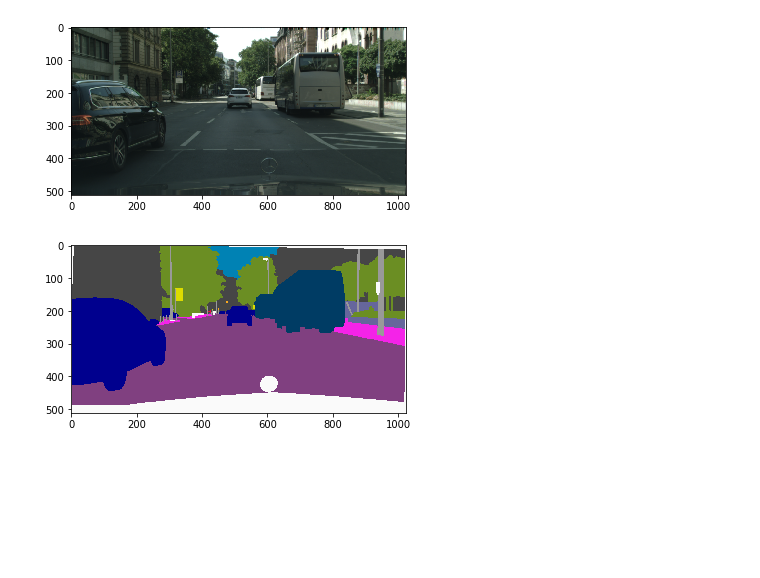
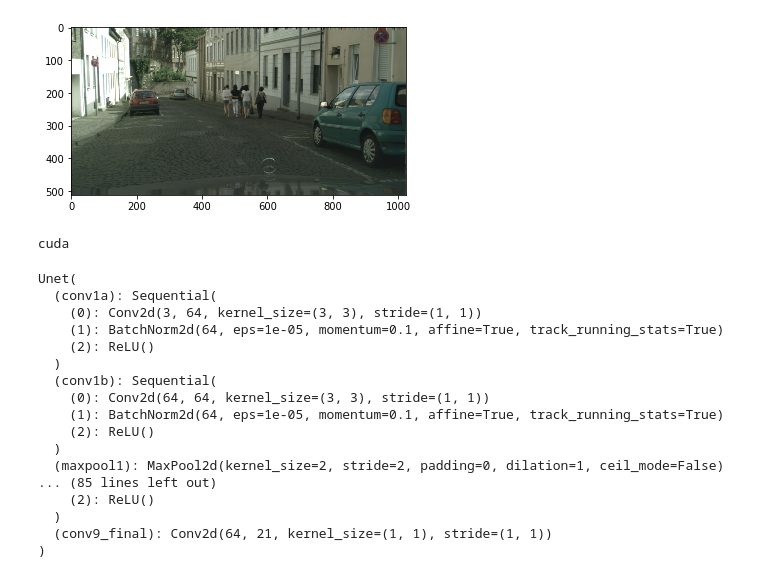
Before and after one commit to Regressionist/Semantic-Segmentation-UNet, a Jupyter notebook: train.ipynb, the cells around one changed output. Drawn from its saved outputs; the diff is of its cells as text; code cells hidden in the pictures; blank space fills up the shorter version.

Commit message:
Changing train file

```diff
--- a/train.ipynb
+++ b/train.ipynb
@@ -33,10 +26,17 @@ val_dataset=PlacesDataset(val_files,augment=10,transforms=True)
+# %%
+#train_dataset_1=PlacesDataset(train_files,augment=10,normalize_augment=True, transforms=True)
+train_dataset=PlacesDataset(train_files,augment=10,normalize_augment=False, transforms=True)
+#train_dataset=data.ConcatDataset((train_dataset_1,train_dataset_2))
+val_dataset=PlacesDataset(val_files,augment=10,transforms=True)
+indices_test=range(200,500,1)
+indices_val=range(0,200)
+test_dataset=data.Subset(val_dataset, indices_test)
+val_dataset=data.Subset(val_dataset, indices_val)
 # %%
-img,label=val_dataset[150]
+img,label=train_dataset[1500]
 showimage(img,1)
-showimage(train_dataset.decode_segmap(label.numpy()),0)
 # %% [output]
-[figure, old version]
+[figure, new version]
-[figure, removed]
 # %%
 train_loader = torch.utils.data.DataLoader(train_dataset,shuffle=True,batch_size=2)
 validation_loader = torch.utils.data.DataLoader(val_dataset,batch_size=1)
@@ -112,0 +119,8 @@ unet=Unet()
+# %%
+unet=Unet()
+device = torch.device("cuda" if torch.cuda.is_available() else "cpu")
+print (device)
+unet=unet.to(device)
+optimizer=Adam(unet.parameters())
+# %% [output]
+cuda
@@ -112,0 +191,26 @@ unet=Unet()
+# %%
+checkpoint = torch.load('model.pth')
+unet.load_state_dict(checkpoint['model_state_dict'])
+#optimizer.load_state_dict(checkpoint['optimizer_state_dict'])
+batch = checkpoint['epoch']
+tl = checkpoint['tl']
+vl = checkpoint['vl']
+unet.train()
+# %% [output]
+Unet(
+  (conv1a): Sequential(
+    (0): Conv2d(3, 64, kernel_size=(3, 3), stride=(1, 1))
+    (1): BatchNorm2d(64, eps=1e-05, momentum=0.1, affine=True, track_running_stats=True)
+    (2): ReLU()
+  )
+  (conv1b): Sequential(
+    (0): Conv2d(64, 64, kernel_size=(3, 3), stride=(1, 1))
+    (1): BatchNorm2d(64, eps=1e-05, momentum=0.1, affine=True, track_running_stats=True)
+    (2): ReLU()
+  )
+  (maxpool1): MaxPool2d(kernel_size=2, stride=2, padding=0, dilation=1, ceil_mode=False)
+... (85 lines left out)
+    (2): ReLU()
+  )
+  (conv9_final): Conv2d(64, 21, kernel_size=(1, 1), stride=(1, 1))
+)
```
Also changed, not shown: parts of 13 cells of this notebook.
